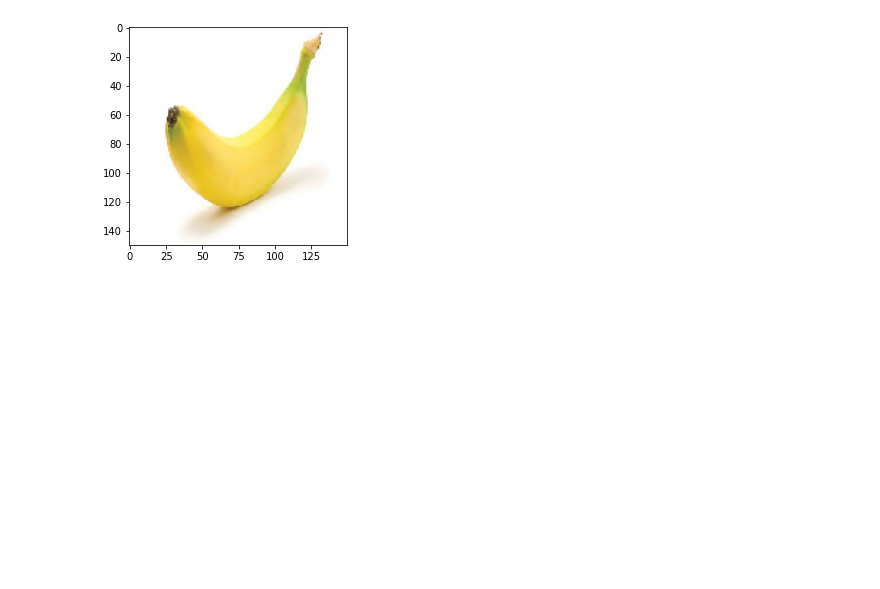
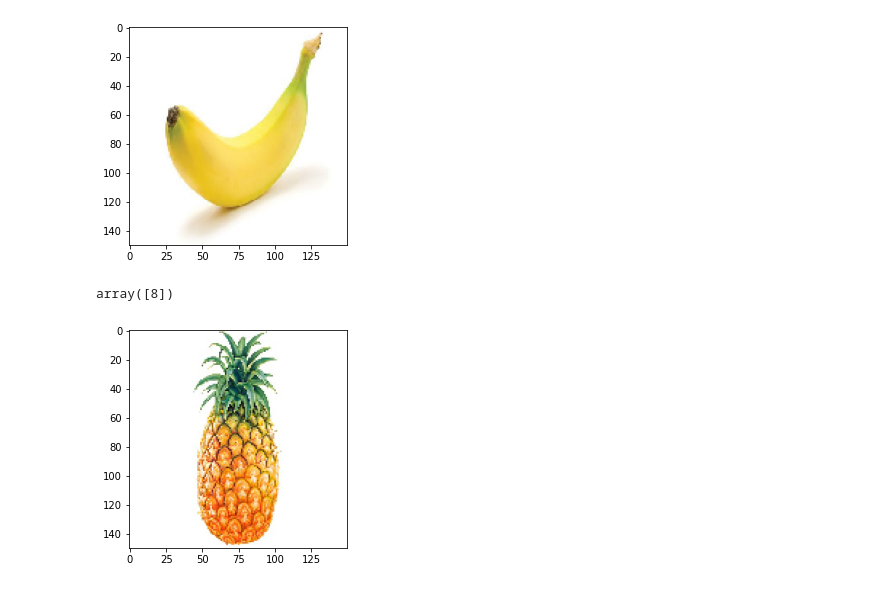
Before and after one commit to uyminhtri2702/AI, a Jupyter notebook: Fruit.ipynb, the cells around one changed output. Cells and saved outputs as stored; diff of their text form; code cells hidden in the pictures; blank space fills up the shorter version.

```diff
--- a/Fruit.ipynb
+++ b/Fruit.ipynb
@@ -138,3 +140,19 @@ np.argmax(model.predict(img),axis=-1)
 # %% [output]
 array([1])
 [figure]
+# %%
+from keras.models import load_model
+img=load_img('../input/traithomvn/thom.1.jpg',target_size=(150,150))
+plt.imshow(img)
+img=img_to_array(img)
+img=img.reshape(1,150,150,3)
+img=img.astype('float32')
+img=img/255
+np.argmax(model.predict(img),axis=-1)
+np.argmax(CNN_Fruit.predict(img),axis=1)
+pred = model.predict(img)
+test=np.argmax(model.predict(img),axis=1)
+np.argmax(model.predict(img),axis=-1)
+# %% [output]
+array([8])
+[figure, added]
```
Also changed, not shown: parts of 1 cell of this notebook.
